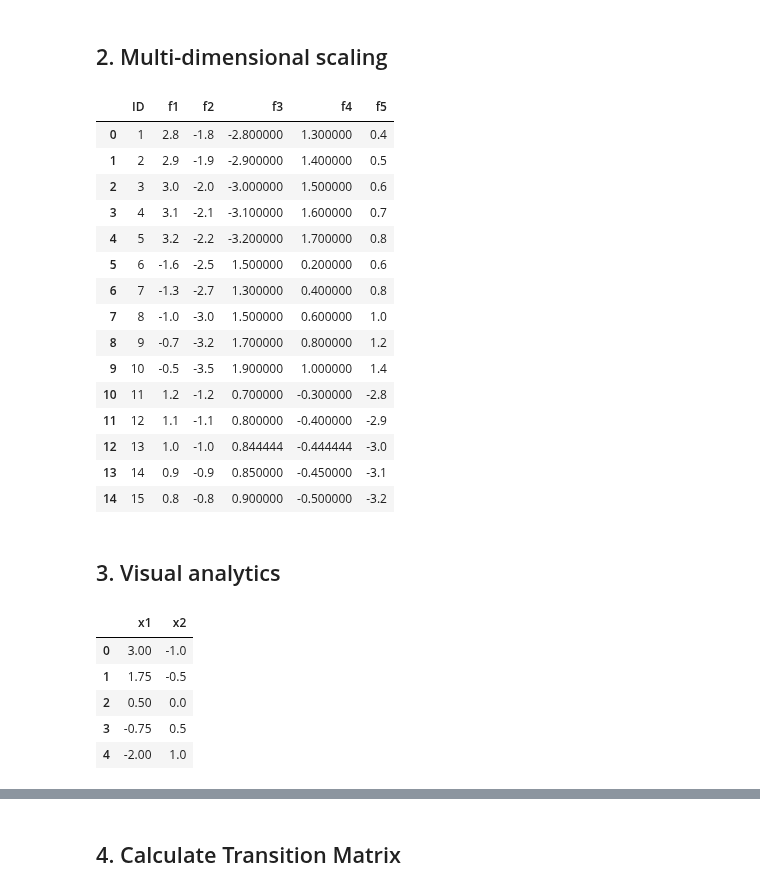
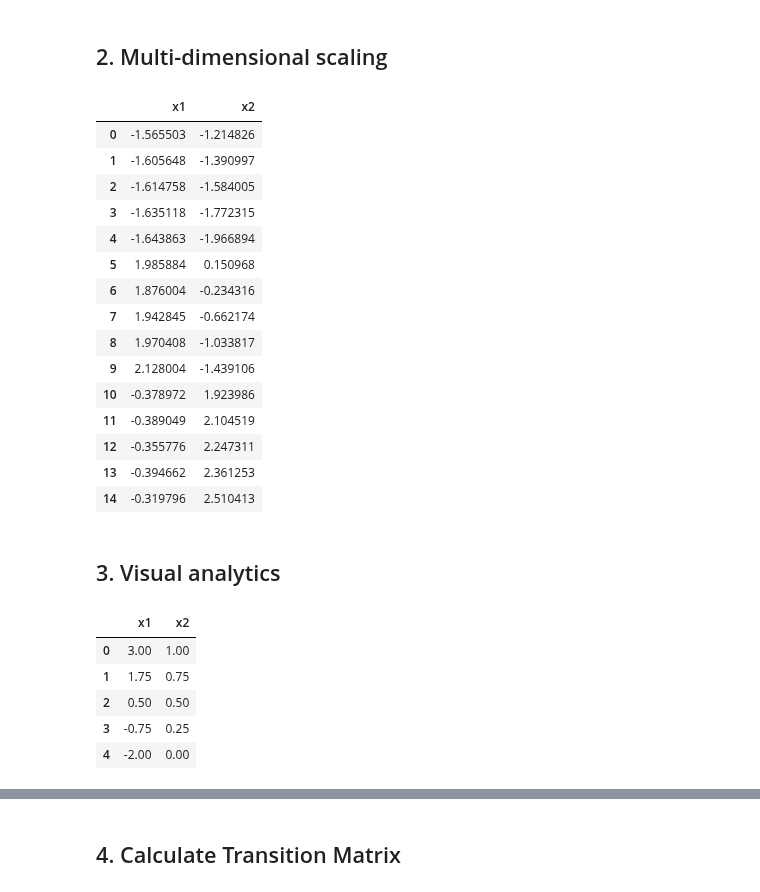
Before and after one commit to radiukpavlo/transition-matrix-ml, a Jupyter notebook: projects/mnist_mds.ipynb, the cells around one changed output, grey strips where cells are left out. Drawn from its saved outputs; the diff is of its cells as text; code cells hidden in the pictures.

```diff
--- a/projects/mnist_mds.ipynb
+++ b/projects/mnist_mds.ipynb
@@ -51,25 +51,27 @@ X_mds = mds.fit_transform(X_scaled)
 # Convert the reduced data back to a pandas DataFrame
 formal_model_reduced = pd.DataFrame(X_mds, columns=["x1", "x2"])
 # %%
-formal_model_with_id.to_csv('formal_model_with_id.csv', index=False)
-formal_model_with_id
+# formal_model_with_id.to_csv('formal_model_with_id.csv', index=False)
+# formal_model_with_id
+
+formal_model_reduced
 # %% [output]
-|  | ID | f1 | f2 | f3 | f4 | f5 |
-| 0 | 1 | 2.8 | -1.8 | -2.800000 | 1.300000 | 0.4 |
-| 1 | 2 | 2.9 | -1.9 | -2.900000 | 1.400000 | 0.5 |
-| 2 | 3 | 3.0 | -2.0 | -3.000000 | 1.500000 | 0.6 |
-| 3 | 4 | 3.1 | -2.1 | -3.100000 | 1.600000 | 0.7 |
-| 4 | 5 | 3.2 | -2.2 | -3.200000 | 1.700000 | 0.8 |
-| 5 | 6 | -1.6 | -2.5 | 1.500000 | 0.200000 | 0.6 |
-| 6 | 7 | -1.3 | -2.7 | 1.300000 | 0.400000 | 0.8 |
-| 7 | 8 | -1.0 | -3.0 | 1.500000 | 0.600000 | 1.0 |
-| 8 | 9 | -0.7 | -3.2 | 1.700000 | 0.800000 | 1.2 |
-| 9 | 10 | -0.5 | -3.5 | 1.900000 | 1.000000 | 1.4 |
-| 10 | 11 | 1.2 | -1.2 | 0.700000 | -0.300000 | -2.8 |
-| 11 | 12 | 1.1 | -1.1 | 0.800000 | -0.400000 | -2.9 |
-| 12 | 13 | 1.0 | -1.0 | 0.844444 | -0.444444 | -3.0 |
-| 13 | 14 | 0.9 | -0.9 | 0.850000 | -0.450000 | -3.1 |
-| 14 | 15 | 0.8 | -0.8 | 0.900000 | -0.500000 | -3.2 |
+|  | x1 | x2 |
+| 0 | -1.565503 | -1.214826 |
+| 1 | -1.605648 | -1.390997 |
+| 2 | -1.614758 | -1.584005 |
+| 3 | -1.635118 | -1.772315 |
+| 4 | -1.643863 | -1.966894 |
+| 5 | 1.985884 | 0.150968 |
+| 6 | 1.876004 | -0.234316 |
+| 7 | 1.942845 | -0.662174 |
+| 8 | 1.970408 | -1.033817 |
+| 9 | 2.128004 | -1.439106 |
+| 10 | -0.378972 | 1.923986 |
+| 11 | -0.389049 | 2.104519 |
+| 12 | -0.355776 | 2.247311 |
+| 13 | -0.394662 | 2.361253 |
+| 14 | -0.319796 | 2.510413 |
 # %% [markdown]
 ## 3. Visual analytics
 # %%
@@ -98,8 +100,8 @@ def interpolate_coordinates(x_1, x_n, n):
 # %%
 x_1_first = 3
 x_1_last = -2
-x_2_first = -1
-x_2_last = 1
+x_2_first = 1
+x_2_last = 0
 num_points = 5
 
 x_1_inter_coordinates = interpolate_coordinates(x_1_first, x_1_last, num_points)
@@ -112,11 +114,11 @@ coordinates_df = pd.DataFrame({'x1': x_1_inter_coordinates, 'x2': x_2_inter_coor
 coordinates_df
 # %% [output]
 |  | x1 | x2 |
-| 0 | 3.00 | -1.0 |
-| 1 | 1.75 | -0.5 |
-| 2 | 0.50 | 0.0 |
-| 3 | -0.75 | 0.5 |
-| 4 | -2.00 | 1.0 |
+| 0 | 3.00 | 1.00 |
+| 1 | 1.75 | 0.75 |
+| 2 | 0.50 | 0.50 |
+| 3 | -0.75 | 0.25 |
+| 4 | -2.00 | 0.00 |
 # %%
 import matplotlib.pyplot as plt
 
```
Also changed, not shown: parts of 12 cells of this notebook, 4 other files.
